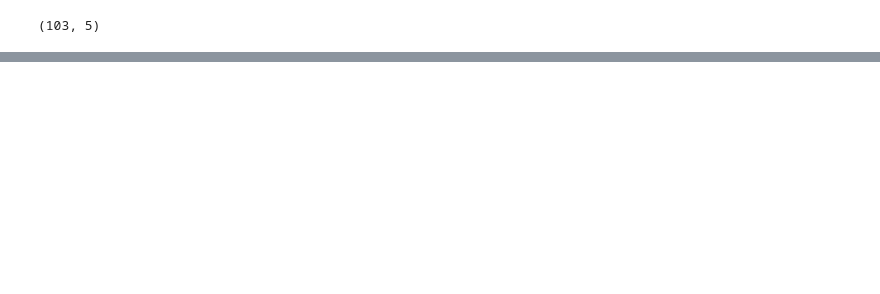
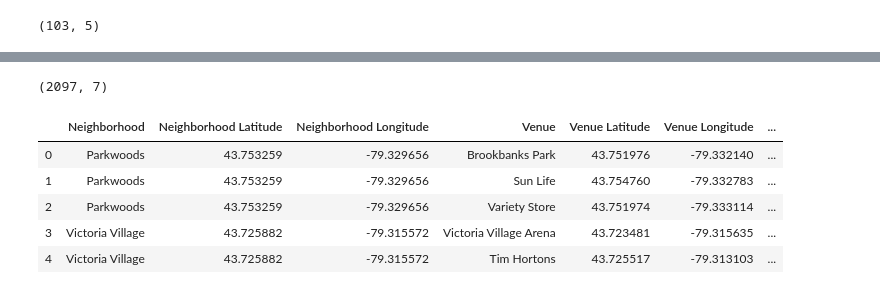
Before and after one commit to Shauniqlo/IBM_CapStone, a Jupyter notebook: Segmenting and Clustering Neighborhoods in Toronto.ipynb, the cells around one changed output, grey strips where cells are left out. Drawn from its saved outputs; the diff is of its cells as text; code cells hidden in the pictures; blank space fills up the shorter version.

```diff
--- a/Segmenting and Clustering Neighborhoods in Toronto.ipynb
+++ b/Segmenting and Clustering Neighborhoods in Toronto.ipynb
@@ -67,0 +110,23 @@ toronto_geospatial_data.shape
+# %%
+# create map of Toronto using latitude and longitude values
+map_of_Toronto = folium.Map(location=[latitude, longitude], zoom_start=10)
+
+# add markers to map
+for lat, lng, borough, neighborhood in zip(toronto_geospatial_data['Latitude'],
+                                           toronto_geospatial_data['Longitude'],
+                                           toronto_geospatial_data['Borough'],
+                                           toronto_geospatial_data['Neighborhood']):
+
+    label = '{}, {}'.format(neighborhood, borough)
+    label = folium.Popup(label, parse_html=True)
+    folium.CircleMarker(
+        [lat, lng],
+        radius=5,
+        popup=label,
+        color='#3186cc',
+        fill=True,
+        fill_color='#3186cc',
+        fill_opacity=0.7,
+        parse_html=False).add_to(map_of_Toronto)
+
+map_of_Toronto
@@ -67,0 +135,7 @@ toronto_geospatial_data.shape
+# %%
+# replace this with your own json file with your credentials
+with open('credentials.json') as f:
+    data = json.load(f)
+    CLIENT_ID = data['username']
+    CLIENT_SECRET = data['password']
+VERSION = '20180605' # Foursquare API version
@@ -67,0 +186,7 @@ toronto_geospatial_data.shape
+# %%
+LIMIT = 100 # Limit the number of venues returned by Foursquare API
+radius = 500
+toronoto_venues = getNearbyVenues(names=toronto_geospatial_data['Neighborhood'],
+                                   latitudes=toronto_geospatial_data['Latitude'],
+                                   longitudes=toronto_geospatial_data['Longitude']
+                                  )
@@ -67,0 +211,12 @@ toronto_geospatial_data.shape
+# %%
+toronto_venues = toronoto_venues
+print(toronto_venues.shape)
+toronoto_venues.head()
+# %% [output]
+(2097, 7)
+|  | Neighborhood | Neighborhood Latitude | Neighborhood Longitude | Venue | Venue Latitude | Venue Longitude | ... |
+| 0 | Parkwoods | 43.753259 | -79.329656 | Brookbanks Park | 43.751976 | -79.332140 | ... |
+| 1 | Parkwoods | 43.753259 | -79.329656 | Sun Life | 43.754760 | -79.332783 | ... |
+| 2 | Parkwoods | 43.753259 | -79.329656 | Variety Store | 43.751974 | -79.333114 | ... |
+| 3 | Victoria Village | 43.725882 | -79.315572 | Victoria Village Arena | 43.723481 | -79.315635 | ... |
+| 4 | Victoria Village | 43.725882 | -79.315572 | Tim Hortons | 43.725517 | -79.313103 | ... |
```
Also changed, not shown: parts of 19 cells of this notebook.
